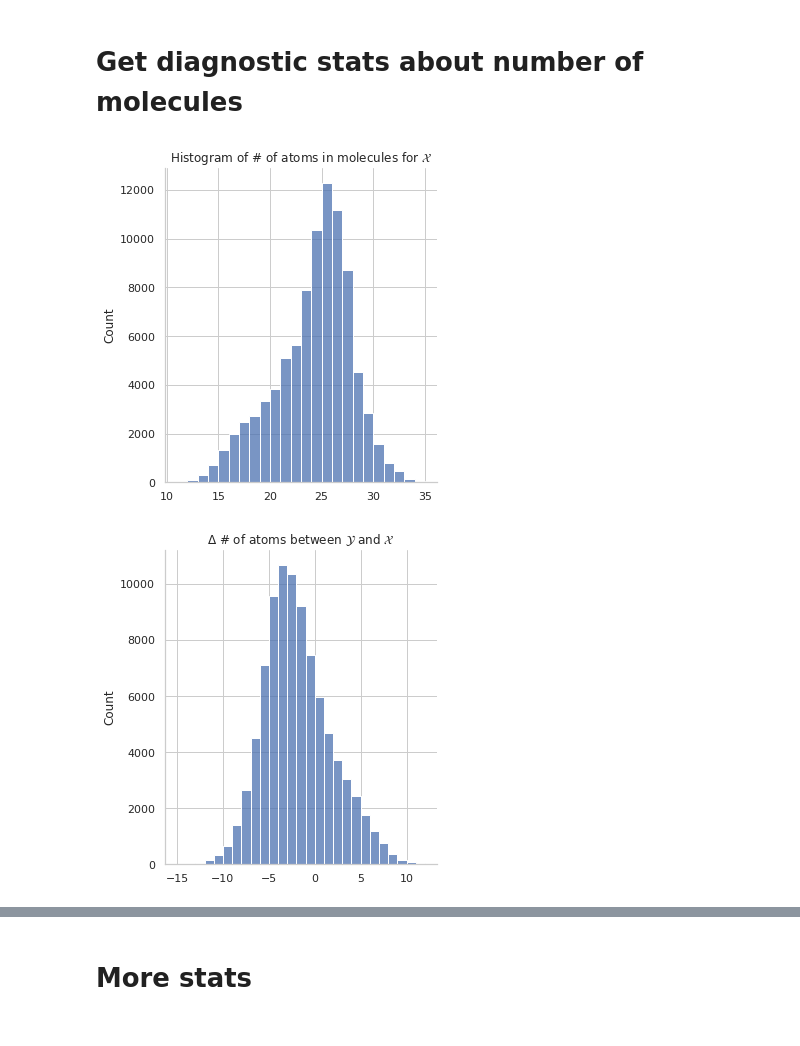
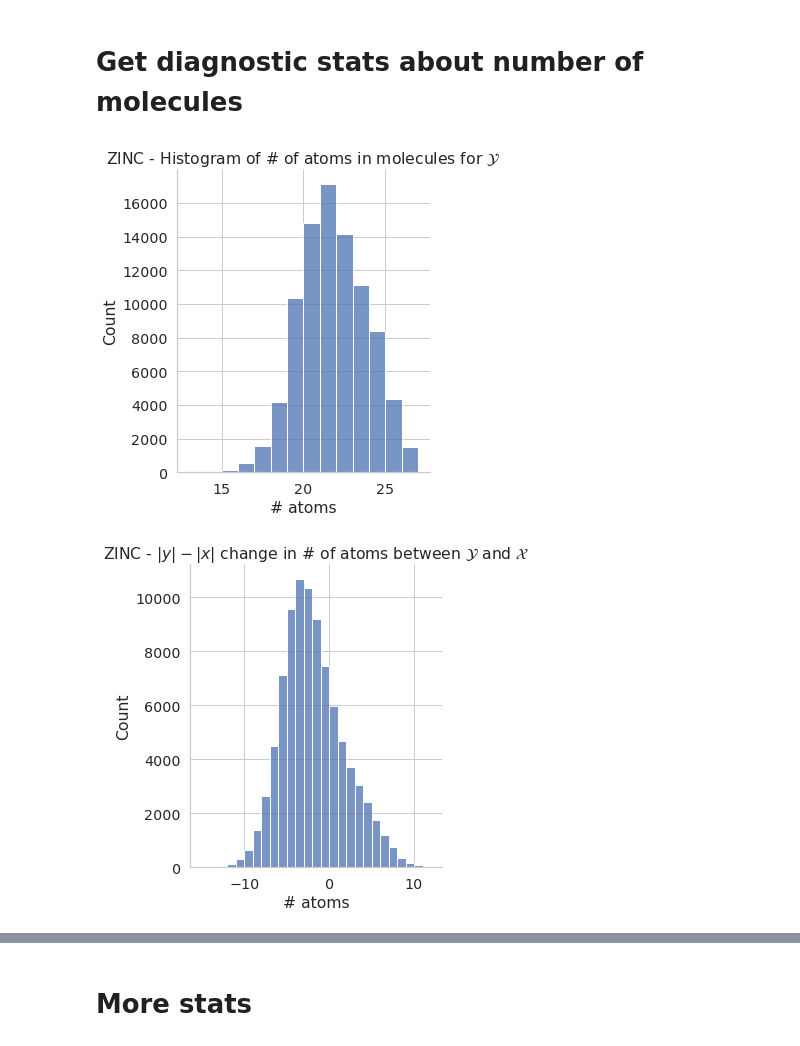
Before and after one commit to octavdragoi/tum-thesis, a Jupyter notebook: ntbk/dataset-analysis.ipynb, the cells around one changed output, grey strips where cells are left out. Saved outputs shown, nothing was run; the diff lists cells and outputs as text; code cells hidden in the pictures.

```diff
--- a/ntbk/dataset-analysis.ipynb
+++ b/ntbk/dataset-analysis.ipynb
@@ -1,6 +1,6 @@
 # %%
 import os
-if "otgnn" not in os.getcwd():
+if "ntbk" in os.getcwd():
     os.chdir("..")
 
 import sys
@@ -27,19 +27,21 @@ import matplotlib.pyplot as plt
 # plt.style.use('dark_background')
 
 import seaborn as sns
-sns.set_theme(style="whitegrid")
+sns.set(font_scale=1.3, style = "whitegrid")
 import pandas as pd
 # %%
 # load dataset
 # dataset = PropDataset("data/sol/", data_type = "train")
+dataset_name = "ZINC"
 dataset = PropDataset("iclr19-graph2graph/data/qed", data_type = "wengong")
-path = "/home/octav/gitrepos/tum-thesis/images/"
+# path = "/home/octav/gitrepos/tum-thesis/images/"
+path = "/home/octav/Dropbox/Apps/Overleaf/TUM Thesis/figures/"
 # %% [output]
 iclr19-graph2graph/data/qed   wengong ; split= 0  num total=  88306  num pos= 0
 # %%
 # get molecular graphs for all molecules
 # this takes a while
-with Pool(24) as p:
+with Pool(20) as p:
     mol_graphs = p.map(MolGraph, dataset)
 # %%
 mol_graphs_lens = [(len(dp.mols[0].atoms), len(dp.mols[1].atoms)) for dp in mol_graphs]
@@ -54,17 +56,20 @@ len_x = [x for (x, _) in mol_graphs_lens]
 len_y = [y for (_, y) in mol_graphs_lens]
 # %%
 # plt.hist(len_x, bins = 20)
-sns.displot(len_x,binwidth=1)
-plt.title("Histogram of # of atoms in molecules for $\mathcal{X}$")
-plt.savefig(path + "num_hist.png")
+g = sns.displot(len_y,binwidth=1)
+g.set(title = dataset_name + " - Histogram of # of atoms in molecules for $\mathcal{Y}$",
+     xlabel = "# atoms")
+plt.savefig(path + "{}_num_hist.png".format(dataset_name))
 # %% [output]
-[figure, old version]
+[figure, new version]
 # %%
 # plt.hist([y-x for (x, y) in mol_graphs_lens])
-sns.displot([y-x for (x, y) in mol_graphs_lens], binwidth = 1)
-plt.title("$\Delta$ # of atoms between $\mathcal{Y}$ and $\mathcal{X}$")
-plt.savefig(path + "delta_hist.png")
+g = sns.displot([y-x for (x, y) in mol_graphs_lens], binwidth = 1)
+g.set(title=dataset_name + " - $|y|-|x|$ change in # of atoms between $\mathcal{Y}$ and $\mathcal{X}$",
+     xlabel = "# atoms")
+
+plt.savefig(path +  "{}_delta_hist.png".format(dataset_name))
 # %% [output]
-[figure, old version]
+[figure, new version]
 # %%
 # plt.hist([y/x for (x, y) in mol_graphs_lens], bins = 40)
```
Also changed, not shown: parts of 32 cells of this notebook, 11 other files.
